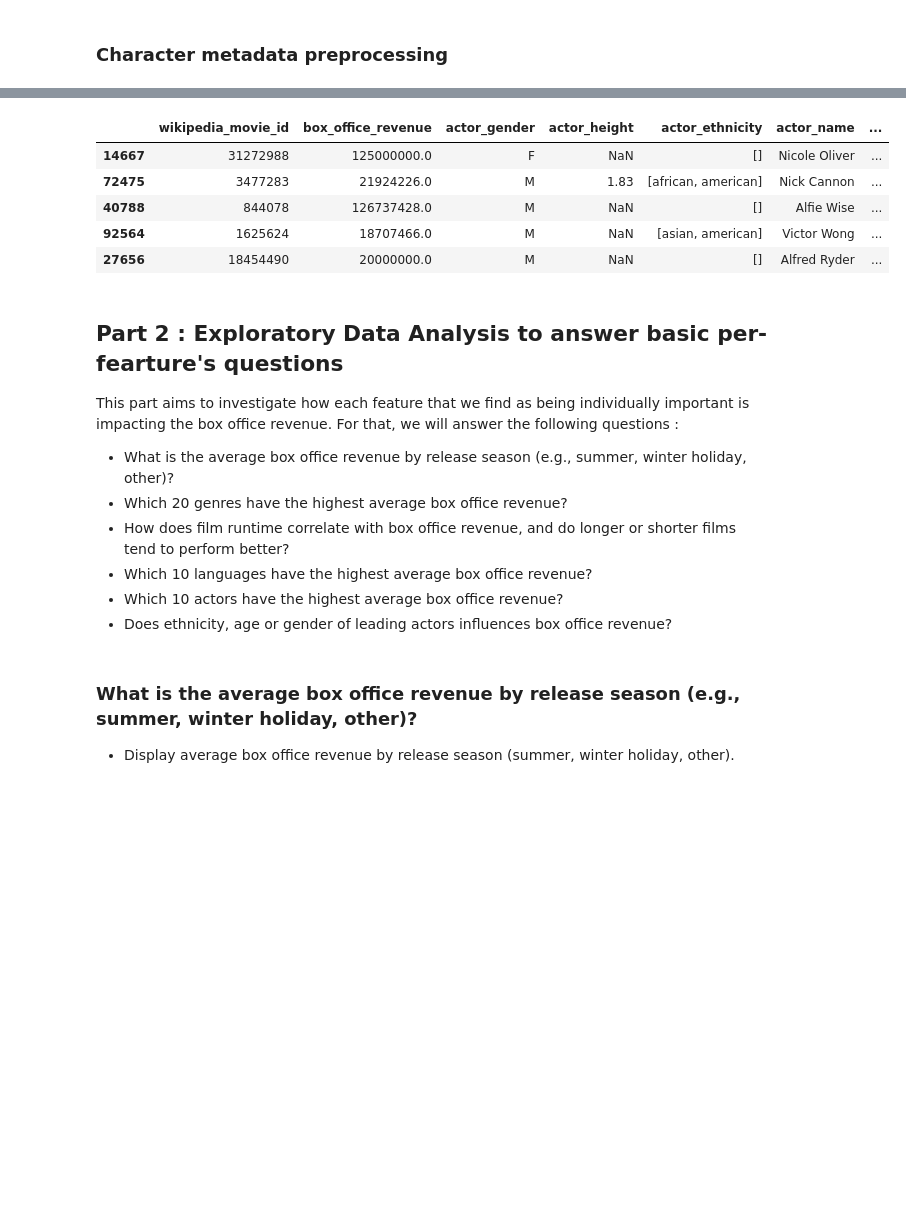
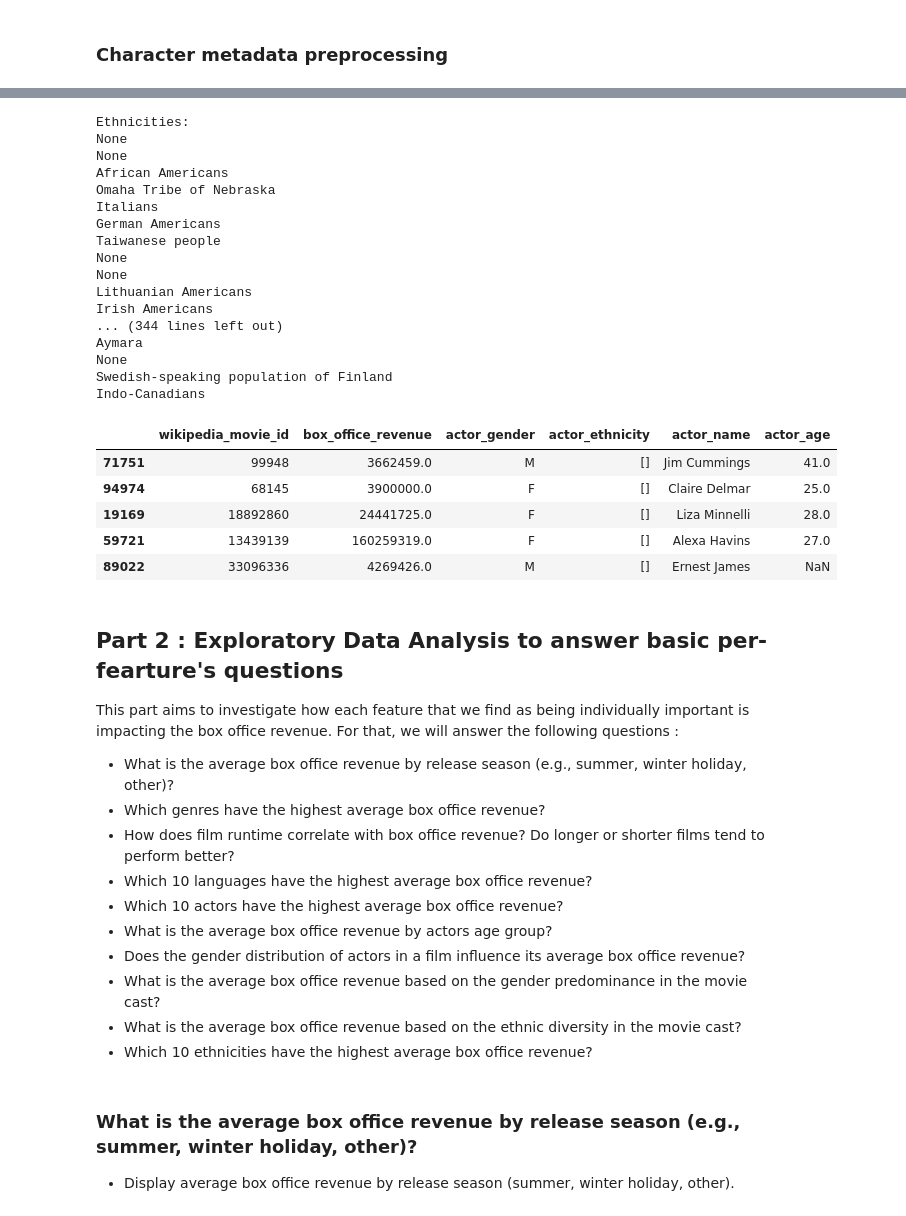
Before and after one commit to epfl-ada/ada-2024-project-awesometeam2024, a Jupyter notebook: results.ipynb, the cells around one changed output, grey strips where cells are left out. Saved outputs shown, nothing was run; the diff lists cells and outputs as text; code cells hidden in the pictures; blank space fills up the shorter version.

```diff
--- a/results.ipynb
+++ b/results.ipynb
@@ -163,4 +137,6 @@ Name: summary_length, dtype: float64
 # %%
+df_movies = df_movies.copy()
+
 # Removing freebase (deprecated)
 if 'freebase_movie_id' in df_movies.columns:
     df_movies.drop(columns=['freebase_movie_id'], inplace=True)
@@ -170,19 +146,6 @@ df_movies = df_movies.dropna(subset=['box_office_revenue'])
 
 assert df_movies['box_office_revenue'].isnull().sum() == 0
 
-# Format release date
-df_movies['release_day'] = df_movies['release_date'].apply(data_utils.get_day)
-df_movies['release_month'] = df_movies['release_date'].apply(data_utils.get_month)
-df_movies['release_year'] = df_movies['release_date'].apply(data_utils.get_year)
-df_movies = df_movies[df_movies['release_year'] >= 1900]
-df_movies.drop(columns=['release_date'], inplace=True)
-
 # Extracting the language values for all rows
 df_movies['languages'] = df_movies['languages'].apply(data_utils.convert_to_dict)
 df_movies['countries'] = df_movies['countries'].apply(data_utils.convert_to_dict)
-# create_genre_list will convert the string to a list of genres. For a genre like "Action/Adventure", it will return ['Action', 'Adventure']
-df_movies['genres'] = df_movies['genres'].apply(data_utils.create_genre_list)
-
-df_movies.to_csv(CMU_DATA_PREPROCESSED_PATH + 'movie.metadata.csv', index=False)
-
-df_movies.sample(10)
@@ -215,0 +178,10 @@ See the caveats in the documentation: https://pandas.pydata.org/pandas-docs/stab
+# %%
+df_movies['genres'] = df_movies['genres'].apply(data_utils.convert_to_list)
+print("Genres:", Counter(df_movies['genres'].explode()))
+
+# create_genre_list will convert the string to a list of genres. For a genre like "Action/Adventure", it will return ['Action', 'Adventure']
+df_movies['genres'] = df_movies['genres'].apply(data_utils.create_genre_list)
+
+df_movies.to_csv(CMU_DATA_PREPROCESSED_PATH + 'movie.metadata.csv', index=False)
+
+df_movies.sample(10)
@@ -218,43 +239,66 @@ See the caveats in the documentation: https://pandas.pydata.org/pandas-docs/stab
 # %%
 # Merge the character dataframe with the movie dataframe
 df_actors_revenues = df_characters.merge(df_movies[['wikipedia_movie_id', 'box_office_revenue']], how='inner')
 
-# TODO calculate the age of the actor at the time of the movie release (fill the missing values)
-
 # Keep only the relevant columns
-df_actors_revenues = df_actors_revenues[['wikipedia_movie_id', 'box_office_revenue', 'actor_gender', 'actor_height', 'actor_ethnicity', 'actor_name', 'actor_age']]
+df_actors_revenues = df_actors_revenues[['wikipedia_movie_id', 'box_office_revenue', 'actor_gender', 'actor_ethnicity', 'actor_name', 'actor_age']]
 
 # Replace the freebase ethnicity ids with the actual names
 # May take a while to run
 ethnicities = {}
 
+print("Ethnicities:")
 for ethnicity in df_actors_revenues['actor_ethnicity'].unique():
+    # get_name_from_freebase_id will return the name of the ethnicity
+    freebase_name = data_utils.get_name_from_freebase_id(ethnicity)
+    print(freebase_name)
     # create_ethnicity_list will split if multiple (i.e 'Asian American' -> ['Asian', 'American'])
-    ethnicities[ethnicity] = data_utils.create_ethnicity_list(data_utils.get_name_from_freebase_id(ethnicity))
+    ethnicities[ethnicity] = data_utils.create_ethnicity_list(freebase_name)
 
 # Map the freebase ids to the actual names
 df_actors_revenues['actor_ethnicity'] = df_actors_revenues['actor_ethnicity'].map(ethnicities)
 
 df_actors_revenues.to_csv(CMU_DATA_PREPROCESSED_PATH + 'character.metadata.csv', index=False)
 
 df_actors_revenues.sample(5)
 # %% [output]
+Ethnicities:
+None
+None
+African Americans
+Omaha Tribe of Nebraska
+Italians
+German Americans
+Taiwanese people
+None
+None
+Lithuanian Americans
+Irish Americans
+... (344 lines left out)
+Aymara
+None
+Swedish-speaking population of Finland
+Indo-Canadians
-|  | wikipedia_movie_id | box_office_revenue | actor_gender | actor_height | actor_ethnicity | actor_name | ... |
-| 14667 | 31272988 | 125000000.0 | F | NaN | [] | Nicole Oliver | ... |
-| 72475 | 3477283 | 21924226.0 | M | 1.83 | [african, american] | Nick Cannon | ... |
-| 40788 | 844078 | 126737428.0 | M | NaN | [] | Alfie Wise | ... |
-| 92564 | 1625624 | 18707466.0 | M | NaN | [asian, american] | Victor Wong | ... |
-| 27656 | 18454490 | 20000000.0 | M | NaN | [] | Alfred Ryder | ... |
+|  | wikipedia_movie_id | box_office_revenue | actor_gender | actor_ethnicity | actor_name | actor_age |
+| 71751 | 99948 | 3662459.0 | M | [] | Jim Cummings | 41.0 |
+| 94974 | 68145 | 3900000.0 | F | [] | Claire Delmar | 25.0 |
+| 19169 | 18892860 | 24441725.0 | F | [] | Liza Minnelli | 28.0 |
+| 59721 | 13439139 | 160259319.0 | F | [] | Alexa Havins | 27.0 |
+| 89022 | 33096336 | 4269426.0 | M | [] | Ernest James | NaN |
 # %% [markdown]
 ## Part 2 : Exploratory Data Analysis to answer basic per-fearture's questions
 
 This part aims to investigate how each feature that we find as being individually important is impacting the box office revenue. For that, we will answer the following questions :
 - What is the average box office revenue by release season (e.g., summer, winter holiday, other)?
-- Which 20 genres have the highest average box office revenue?
-- How does film runtime correlate with box office revenue, and do longer or shorter films tend to perform better?
+- Which genres have the highest average box office revenue?
+- How does film runtime correlate with box office revenue? Do longer or shorter films tend to perform better?
 - Which 10 languages have the highest average box office revenue?
 - Which 10 actors have the highest average box office revenue?
-- Does ethnicity, age or gender of leading actors influences box office revenue?
+- What is the average box office revenue by actors age group?
+- Does the gender distribution of actors in a film influence its average box office revenue?
+- What is the average box office revenue based on the gender predominance in the movie cast?
+- What is the average box office revenue based on the ethnic diversity in the movie cast?
+- Which 10 ethnicities have the highest average box office revenue?
 # %% [markdown]
 ### What is the average box office revenue by release season (e.g., summer, winter holiday, other)?
 - Display average box office revenue by release season (summer, winter holiday, other).
```
Also changed, not shown: parts of 36 cells of this notebook, 4 other files.
